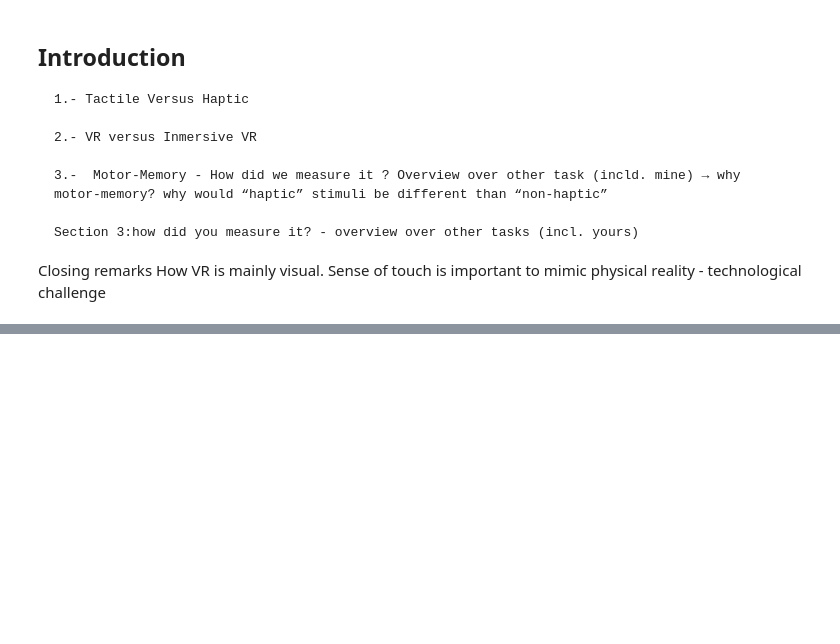
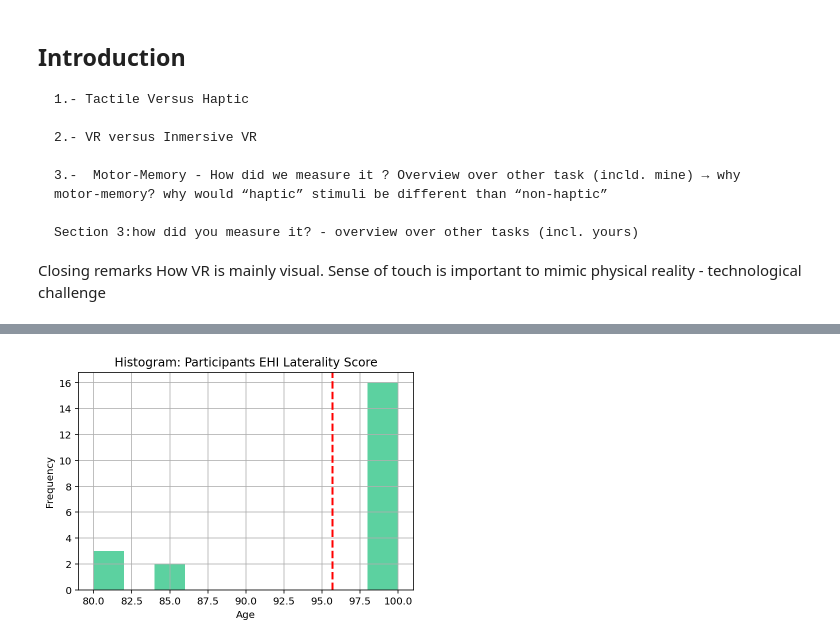
Before and after one commit to BenjaminDupre/m-b_thesis, a Jupyter notebook: Analysis.ipynb, the cells around one changed output, grey strips where cells are left out. Drawn from its saved outputs; the diff is of its cells as text; code cells hidden in the pictures; blank space fills up the shorter version.

```diff
--- a/Analysis.ipynb
+++ b/Analysis.ipynb
@@ -89,0 +79,25 @@ To asure that the handedness and VR sickness dispositions did not affect the mea
+# %%
+notebook_path = os.path.abspath("metdata_analysis.py")
+metadat1  = pd.read_csv(os.path.join(os.path.dirname(notebook_path), "Data\\meta-data.csv"),na_values=" ")
+metadat  = metadat1.drop([14, 22])
+laterality = metadat.loc[:,'EHQ1':'EHQ10']
+stack = laterality.stack()
+stack[stack ==5] = 0
+stack[stack ==2] = -1
+stack[stack ==1] = -2
+stack[stack ==4] = 2
+stack[stack ==3] = 1
+metadat['laterality_s'] = (stack.unstack().sum(axis=1)/abs(stack.unstack()).sum(axis=1))*100
+
+sigma = np.std(metadat.laterality_s)
+mu = np.mean(metadat.laterality_s)
+
+n, bins, patches = plt.hist(metadat.laterality_s, facecolor='#26C281', alpha=0.75)
+plt.xlabel('Age')
+plt.ylabel('Frequency')
+plt.title('Histogram: Participants EHI Laterality Score')
+#plt.text( f'$\mu={mu:.1f},\ \sigma={sigma:.1f}$')
+plt.axvline(mu, color = 'r', linestyle = 'dashed', linewidth = 2)
+plt.grid(True)
+# %% [output]
+[figure, added]
```
Also changed, not shown: parts of 7 cells of this notebook, 8 other files.
